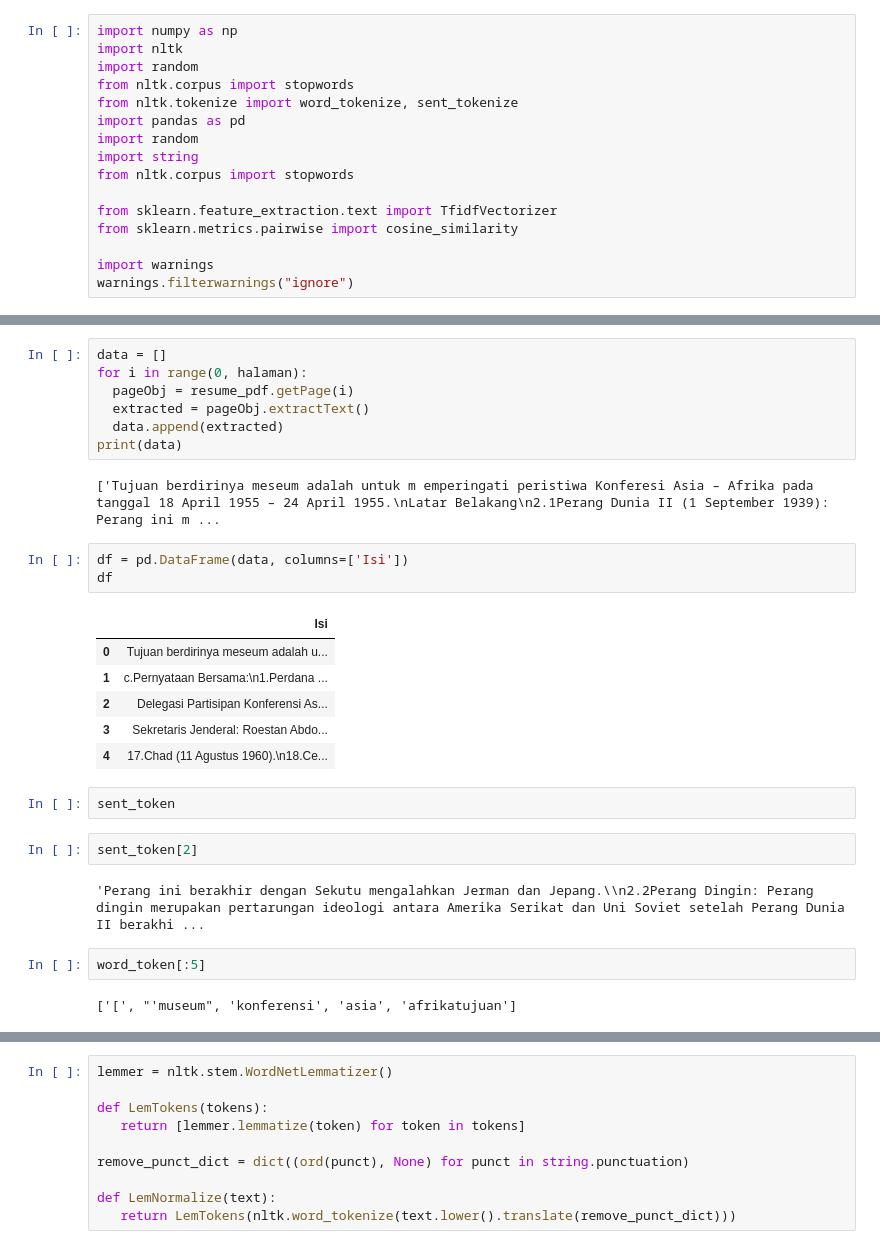
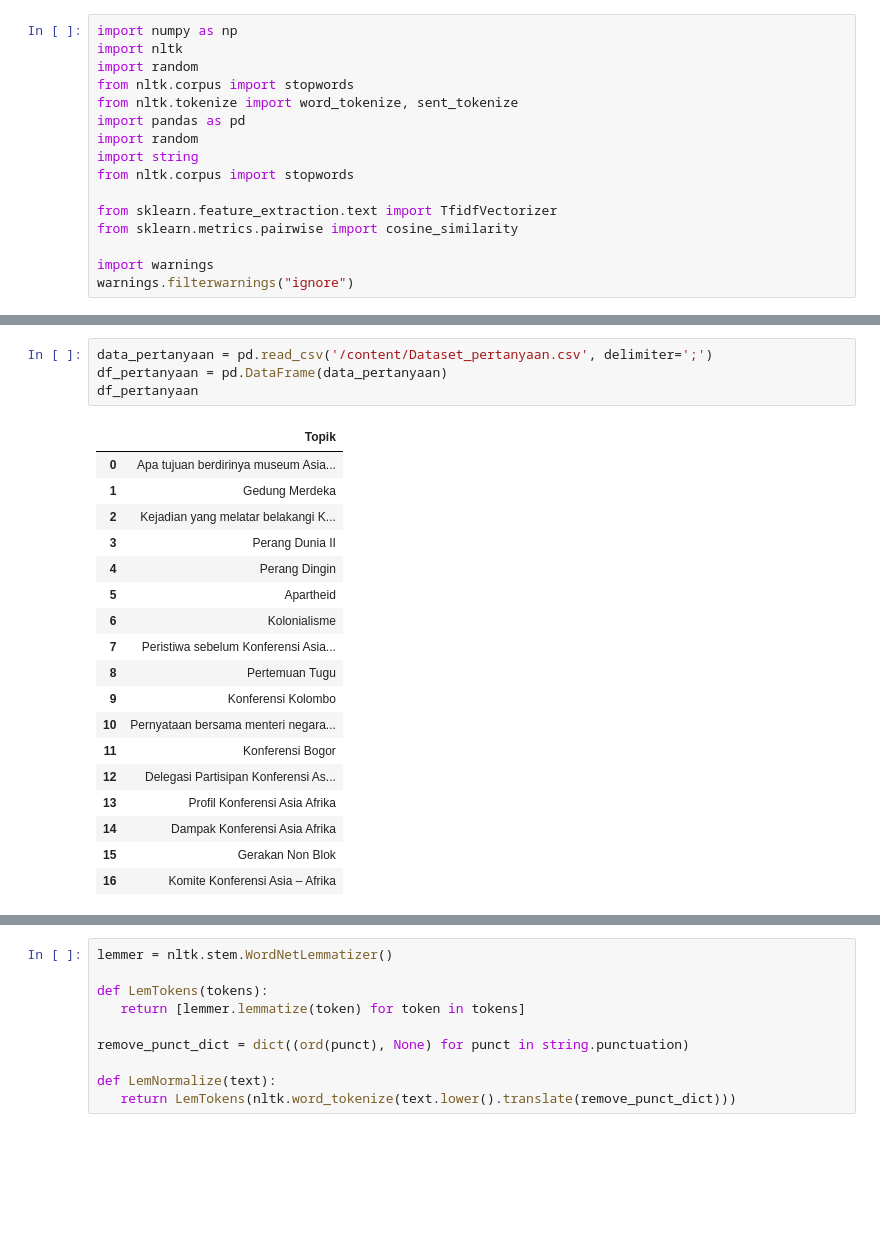
Before and after one commit to syifnrl/PA_Orbit, a Jupyter notebook: Chatbot_Word2Vec.ipynb, the cells around one changed output, grey strips where cells are left out. Drawn from its saved outputs; the diff is of its cells as text; blank space fills up the shorter version.

```diff
--- a/Chatbot_Word2Vec.ipynb
+++ b/Chatbot_Word2Vec.ipynb
@@ -53,29 +19,23 @@ halaman
-# %%
-data = []
-for i in range(0, halaman):
-  pageObj = resume_pdf.getPage(i)
-  extracted = pageObj.extractText()
-  data.append(extracted)
-print(data)
-# %% [output]
-['Tujuan berdirinya meseum adalah untuk m emperingati peristiwa Konferesi Asia – Afrika pada tanggal 18 April 1955 – 24 April 1955.\nLatar Belakang\n2.1Perang Dunia II (1 September 1939): Perang ini m ...
-# %%
-df = pd.DataFrame(data, columns=['Isi'])
-df
-# %% [output]
-|  | Isi |
-| 0 | Tujuan berdirinya meseum adalah u... |
-| 1 | c.Pernyataan Bersama:\n1.Perdana ... |
-| 2 | Delegasi Partisipan Konferensi As... |
-| 3 | Sekretaris Jenderal: Roestan Abdo... |
-| 4 | 17.Chad (11 Agustus 1960).\n18.Ce... |
-# %%
-sent_token
-# %%
-sent_token[2]
-# %% [output]
-'Perang ini berakhir dengan Sekutu mengalahkan Jerman dan Jepang.\\n2.2Perang Dingin: Perang dingin merupakan pertarungan ideologi antara Amerika Serikat dan Uni Soviet setelah Perang Dunia II berakhi ...
-# %%
-word_token[:5]
-# %% [output]
-['[', "'museum", 'konferensi', 'asia', 'afrikatujuan']
+# %%
+data_pertanyaan = pd.read_csv('/content/Dataset_pertanyaan.csv', delimiter=';')
+df_pertanyaan = pd.DataFrame(data_pertanyaan)
+df_pertanyaan
+# %% [output]
+|  | Topik |
+| 0 | Apa tujuan berdirinya museum Asia... |
+| 1 | Gedung Merdeka |
+| 2 | Kejadian yang melatar belakangi K... |
+| 3 | Perang Dunia II |
+| 4 | Perang Dingin |
+| 5 | Apartheid |
+| 6 | Kolonialisme |
+| 7 | Peristiwa sebelum Konferensi Asia... |
+| 8 | Pertemuan Tugu |
+| 9 | Konferensi Kolombo |
+| 10 | Pernyataan bersama menteri negara... |
+| 11 | Konferensi Bogor |
+| 12 | Delegasi Partisipan Konferensi As... |
+| 13 | Profil Konferensi Asia Afrika |
+| 14 | Dampak Konferensi Asia Afrika |
+| 15 | Gerakan Non Blok |
+| 16 | Komite Konferensi Asia – Afrika |
```
Also changed, not shown: parts of 12 cells of this notebook.
